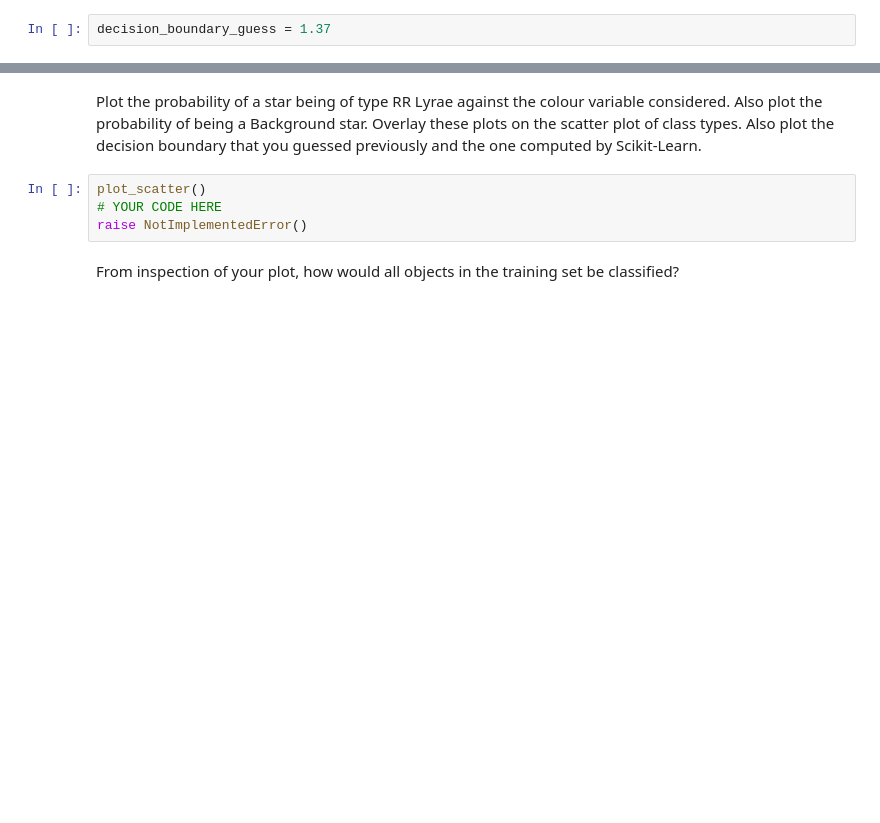
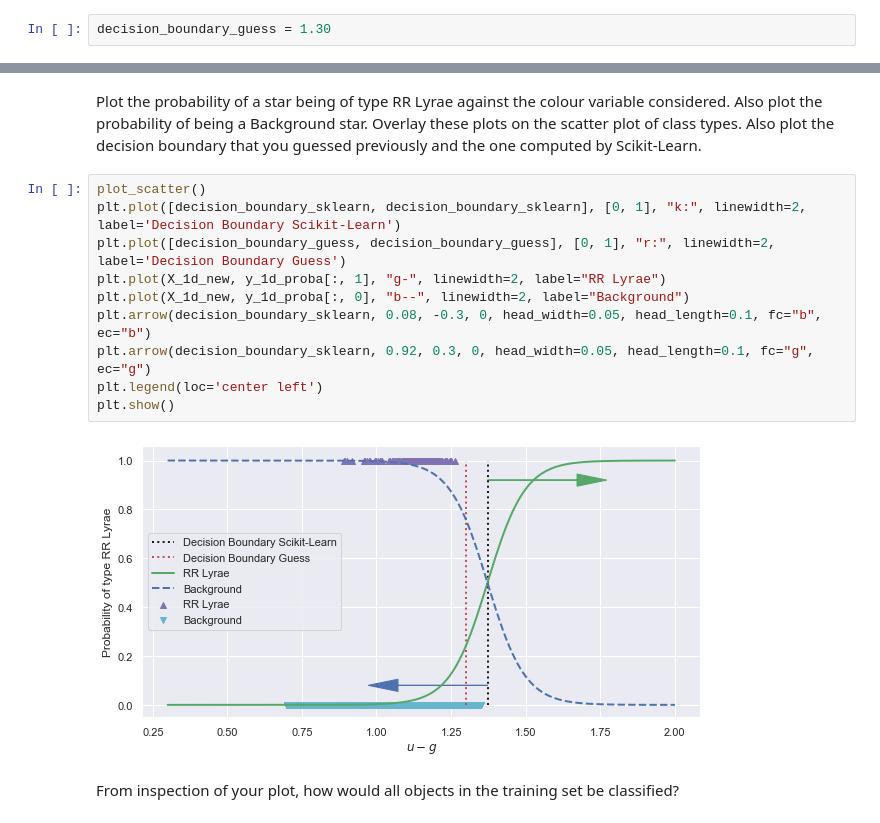
Before and after one commit to johnduffymsc/msc_spce0038, a Jupyter notebook: spce0038_coursework_john_duffy.ipynb, the cells around one changed output, grey strips where cells are left out. Saved outputs shown, nothing was run; the diff lists cells and outputs as text; blank space fills up the shorter version.

```diff
--- a/spce0038_coursework_john_duffy.ipynb
+++ b/spce0038_coursework_john_duffy.ipynb
@@ -574,7 +574,7 @@ be in excess of 1.27. A value of 1.32 would seem reasonable guess for the decisi
 # %% [markdown]
 Where would you guess the decision bounary should lie?  Set the variable `decision_boundary_guess` to your guess.
 # %%
-decision_boundary_guess = 1.37
+decision_boundary_guess = 1.30
 # %%
 check_var_defined('decision_boundary_guess')
 print("decision_boundary_guess = {0:.4f}".format(decision_boundary_guess))
@@ -635,10 +635,18 @@ check_var_defined('y_1d_proba')
 y_1d_proba defined.
 # %% [markdown]
 Plot the probability of a star being of type RR Lyrae against the colour variable considered.  Also plot the probability of being a Background star.  Overlay these plots on the scatter plot of class types.  Also plot the decision boundary that you guessed previously and the one computed by Scikit-Learn.
-# %%
-plot_scatter()
-# YOUR CODE HERE
-raise NotImplementedError()
+# %%
+plot_scatter()
+plt.plot([decision_boundary_sklearn, decision_boundary_sklearn], [0, 1], "k:", linewidth=2, label='Decision Boundary Scikit-Learn')
+plt.plot([decision_boundary_guess, decision_boundary_guess], [0, 1], "r:", linewidth=2, label='Decision Boundary Guess')
+plt.plot(X_1d_new, y_1d_proba[:, 1], "g-", linewidth=2, label="RR Lyrae")
+plt.plot(X_1d_new, y_1d_proba[:, 0], "b--", linewidth=2, label="Background")
+plt.arrow(decision_boundary_sklearn, 0.08, -0.3, 0, head_width=0.05, head_length=0.1, fc="b", ec="b")
+plt.arrow(decision_boundary_sklearn, 0.92, 0.3, 0, head_width=0.05, head_length=0.1, fc="g", ec="g")
+plt.legend(loc='center left')
+plt.show()
+# %% [output]
+[figure, added]
 # %% [markdown]
 From inspection of your plot, how would all objects in the training set be classified?
 # %% [markdown]
```
Also changed, not shown: parts of 2 cells of this notebook.
